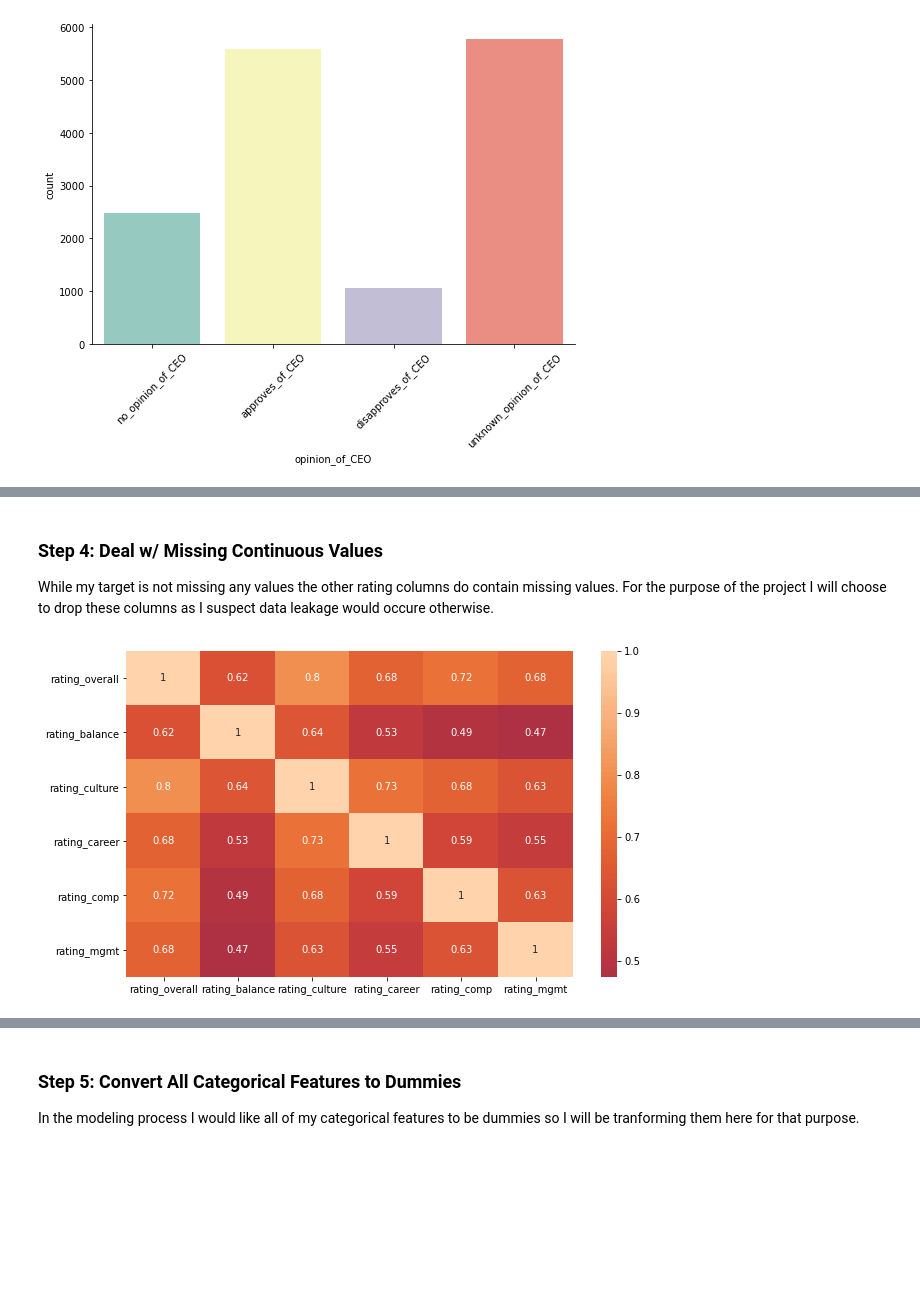
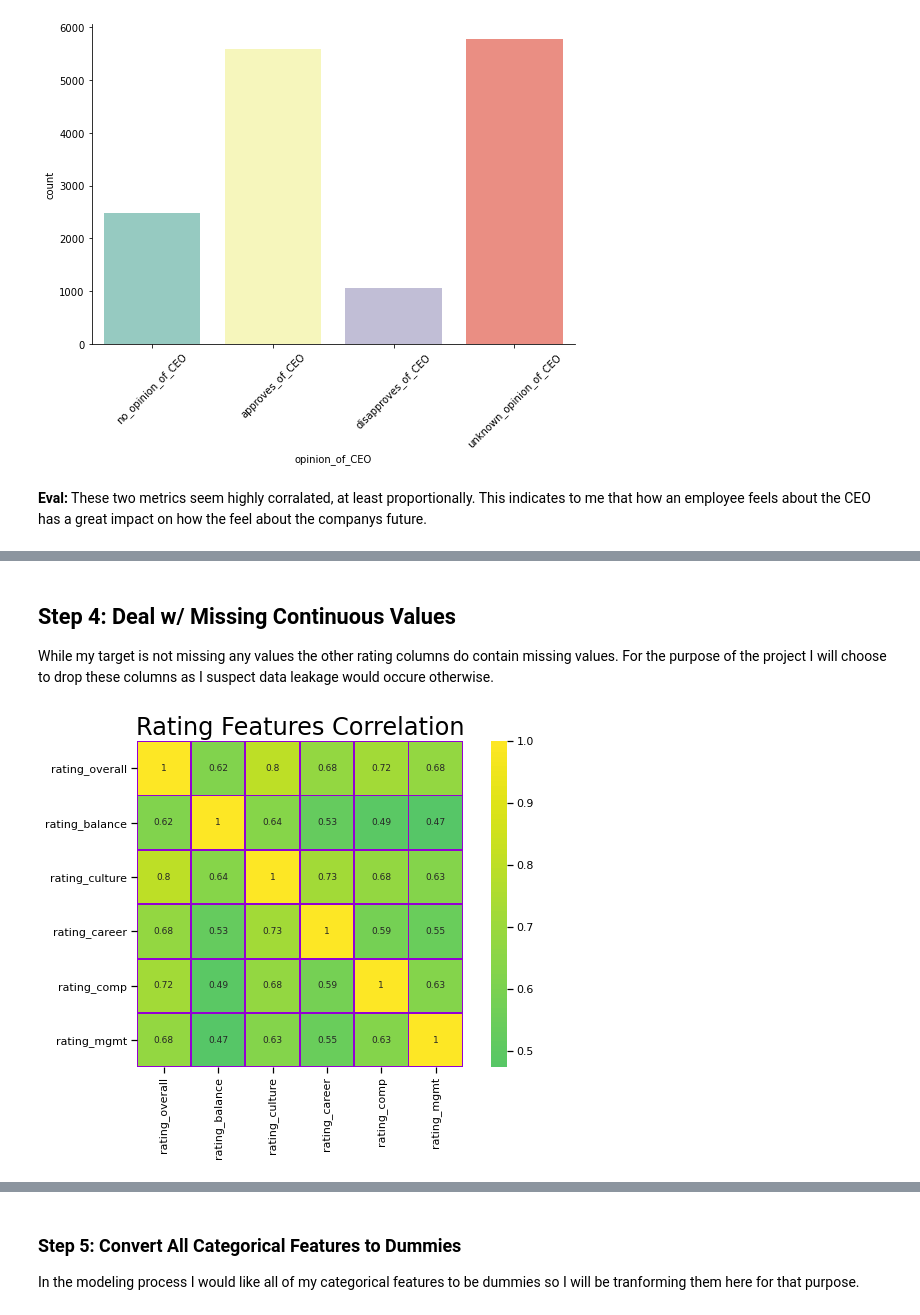
Before and after one commit to DataOnATangent/Glassdoor_NLP, a Jupyter notebook: preprocessing_eda/preprocessing1_eda_cat_num.ipynb, the cells around one changed output, grey strips where cells are left out. Saved outputs shown, nothing was run; the diff lists cells and outputs as text; code cells hidden in the pictures; blank space fills up the shorter version.

```diff
--- a/preprocessing_eda/preprocessing1_eda_cat_num.ipynb
+++ b/preprocessing_eda/preprocessing1_eda_cat_num.ipynb
@@ -276,6 +288,8 @@ g = sns.factorplot("opinion_of_CEO", data=df, aspect=1.5, kind="count", palette=
 g.set_xticklabels(rotation=45);
 # %% [output]
 [figure]
+# %% [markdown]
+**Eval:** These two metrics seem highly corralated, at least proportionally. This indicates to me that how an employee feels about the CEO has a great impact on how the feel about the companys future.
 # %%
 df.head()
 # %% [output]
@@ -287,18 +301,20 @@ df.head()
 | 4 | 2018-02-23 | title_known | current_employee | An Amazing Place to Work | helpful | I've been at Amazon for a month n... | No cons, so far - seriously. Like... | NaN | ... |
 # %% [markdown]
 <a name="step4"></a>
-### Step 4: Deal w/ Missing Continuous Values
+## Step 4: Deal w/ Missing Continuous Values
 
 While my target is not missing any values the other rating columns do contain missing values. For the purpose of the project I will choose to drop these columns as I suspect data leakage would occure otherwise.
 # %%
-# Looking for any hidden correlations between continuous variables
+# Looking for any hidden correlations between continuous rating variables
 
+ratings = ['rating_overall', 'rating_balance', 'rating_culture', 'rating_career', 'rating_comp', 'rating_mgmt',]
+
+sns.set_context(context="notebook", font_scale=1, rc=None)
+ratings_corr = df[ratings].corr()
 fig, ax = plt.subplots(figsize=(10, 6))
-
-corr = df.corr()
-
-sns.heatmap(corr, center=0, annot=True)
-
+plt.title("Rating Features Correlation", fontsize =24)
+sns.heatmap(ratings_corr, square=True, annot=True, annot_kws={"fontsize":9},center= 0, cmap= 'viridis', linewidths=1, linecolor={'darkviolet'}, ax=ax )
+# plt.savefig('rating_columns.png')
 plt.show()
 # %% [output]
-[figure, old version]
+[figure, new version]
```
Also changed, not shown: parts of 19 cells of this notebook, 11 other files.
